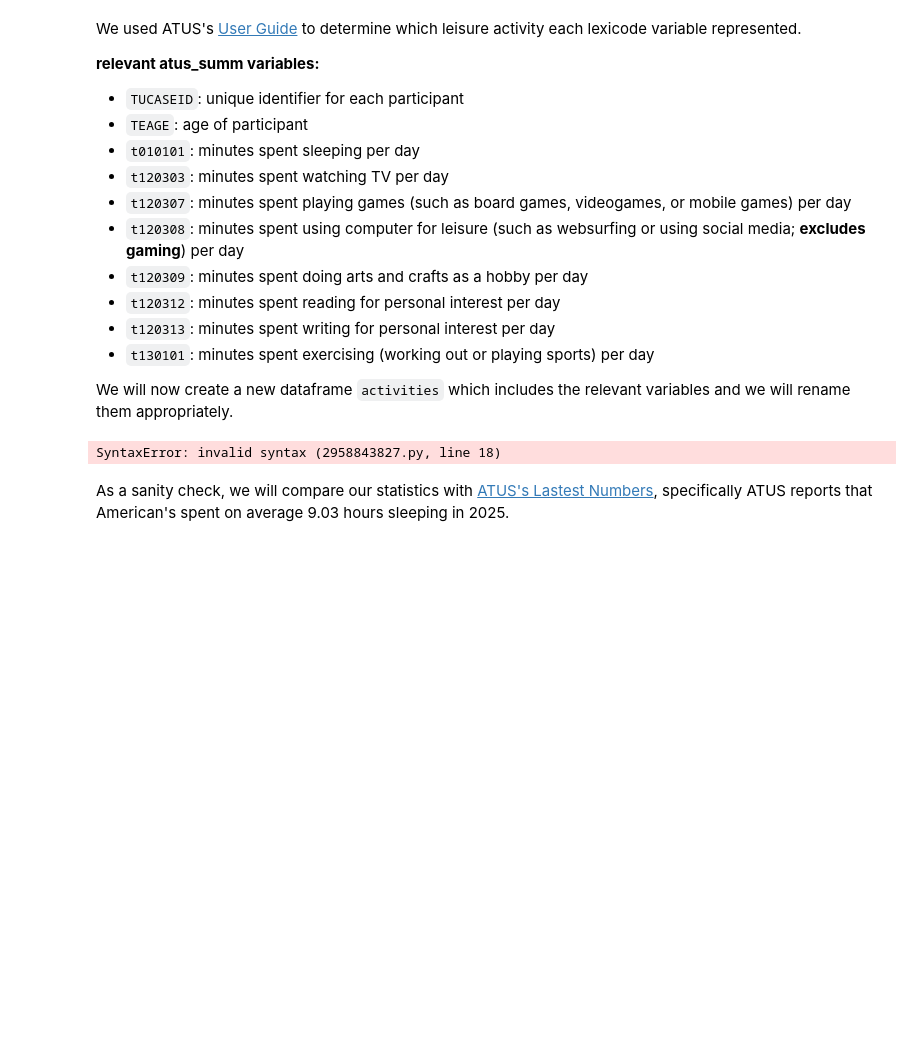
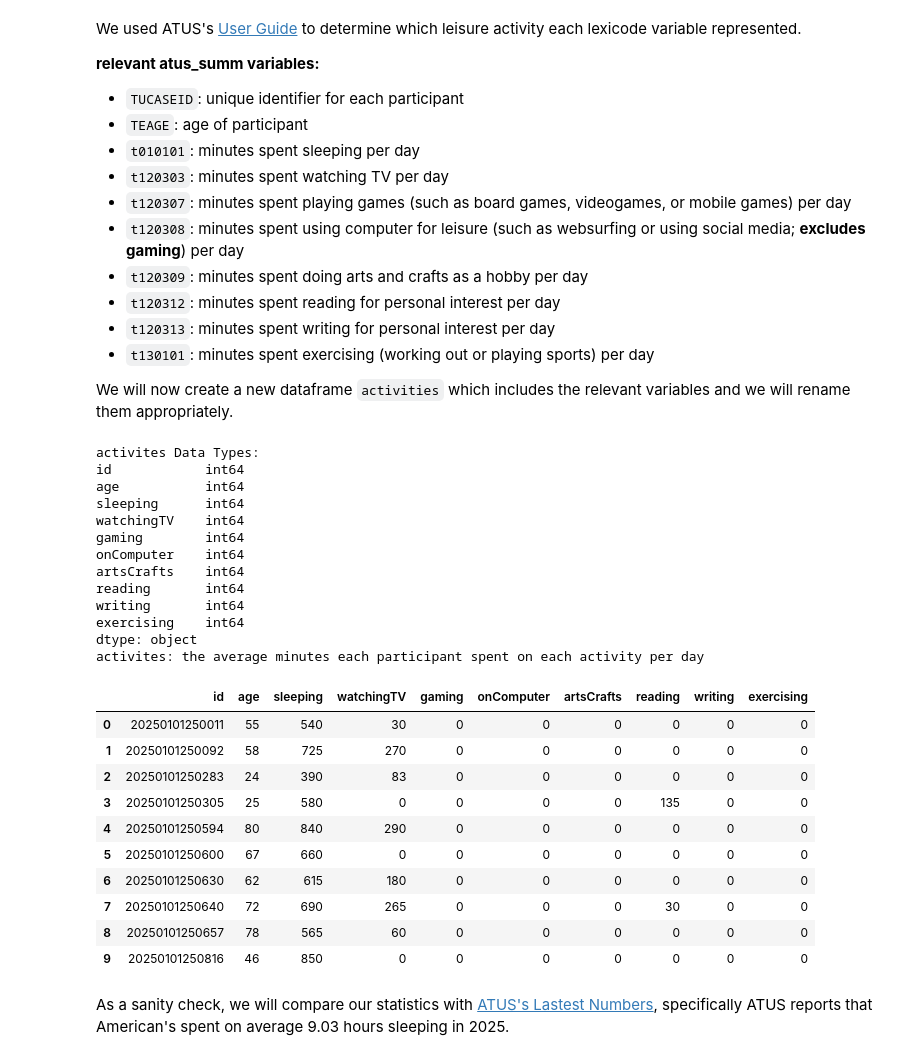
Before and after one commit to rem388/DataSciProject, a Jupyter notebook: Phase2.ipynb, the cells around one changed output. Saved outputs shown, nothing was run; the diff lists cells and outputs as text; code cells hidden in the pictures; blank space fills up the shorter version.

```diff
--- a/Phase2.ipynb
+++ b/Phase2.ipynb
@@ -103,24 +103,46 @@ We will now create a new dataframe `activities` which includes the relevant vari
 # %%
 #activites shows the age of each participant and the minutes they spent on each activity per day
 activities = pd.DataFrame({"id" : atus_summ["TUCASEID"],
                            "age" : atus_summ["TEAGE"],
                            "sleeping" : atus_summ["t010101"],
                            "watchingTV" : atus_summ["t120303"],
                            "gaming" : atus_summ["t120307"],
                            "onComputer" : atus_summ["t120308"],
                            "artsCrafts" : atus_summ["t120309"],
                            "reading" : atus_summ["t120312"],
                            "writing" : atus_summ["t120313"],
                            "exercising" : atus_summ["t130101"]})
 
 #Ensuring that the data are integers
 print("activites Data Types:")
 print(activities.dtypes)
 print("activites: the average minutes each participant spent on each activity per day")
 activities.head(10)
-activities["exercising"] =
 # %% [output]
-SyntaxError: invalid syntax (2958843827.py, line 18)
+activites Data Types:
+id            int64
+age           int64
+sleeping      int64
+watchingTV    int64
+gaming        int64
+onComputer    int64
+artsCrafts    int64
+reading       int64
+writing       int64
+exercising    int64
+dtype: object
+activites: the average minutes each participant spent on each activity per day
+|  | id | age | sleeping | watchingTV | gaming | onComputer | artsCrafts | reading | writing | exercising |
+| 0 | 20250101250011 | 55 | 540 | 30 | 0 | 0 | 0 | 0 | 0 | 0 |
+| 1 | 20250101250092 | 58 | 725 | 270 | 0 | 0 | 0 | 0 | 0 | 0 |
+| 2 | 20250101250283 | 24 | 390 | 83 | 0 | 0 | 0 | 0 | 0 | 0 |
+| 3 | 20250101250305 | 25 | 580 | 0 | 0 | 0 | 0 | 135 | 0 | 0 |
+| 4 | 20250101250594 | 80 | 840 | 290 | 0 | 0 | 0 | 0 | 0 | 0 |
+| 5 | 20250101250600 | 67 | 660 | 0 | 0 | 0 | 0 | 0 | 0 | 0 |
+| 6 | 20250101250630 | 62 | 615 | 180 | 0 | 0 | 0 | 0 | 0 | 0 |
+| 7 | 20250101250640 | 72 | 690 | 265 | 0 | 0 | 0 | 30 | 0 | 0 |
+| 8 | 20250101250657 | 78 | 565 | 60 | 0 | 0 | 0 | 0 | 0 | 0 |
+| 9 | 20250101250816 | 46 | 850 | 0 | 0 | 0 | 0 | 0 | 0 | 0 |
 # %% [markdown]
 As a sanity check, we will compare our statistics with [ATUS's Lastest Numbers](https://www.bls.gov/tus/latest-numbers.htm), specifically ATUS reports that American's spent on average 9.03 hours sleeping in 2025.
 # %%
```
Also changed, not shown: parts of 3 cells of this notebook, 1 other file.
